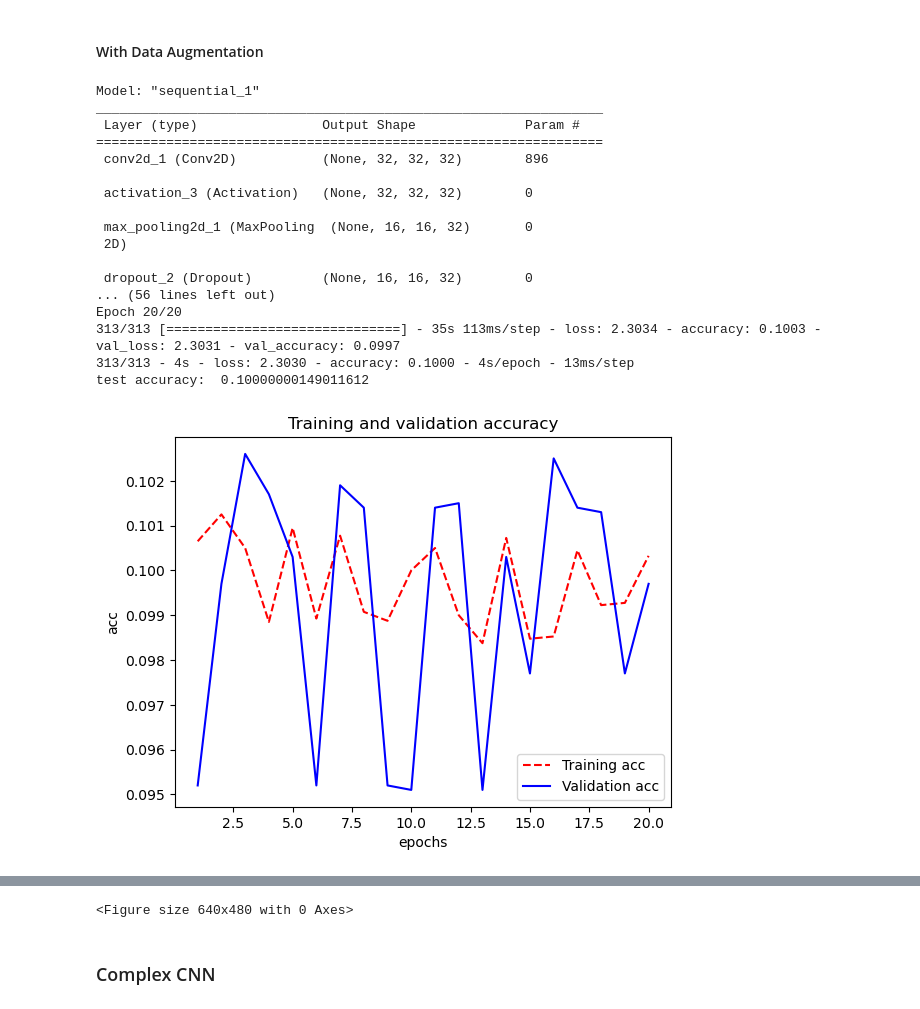
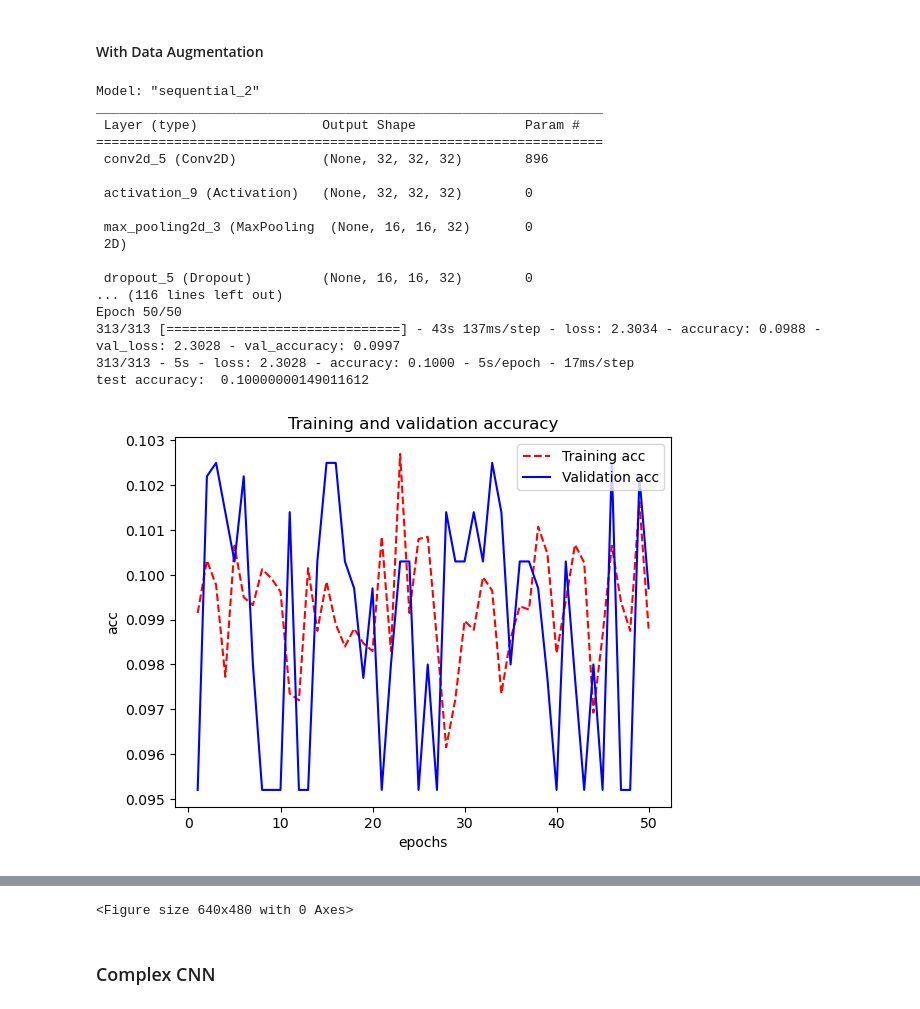
Before and after one commit to IreneJeong/ML-Stats-R-and-Python-Practice, a Jupyter notebook: MLS_CW_CIfar10.ipynb, the cells around one changed output, grey strips where cells are left out. Drawn from its saved outputs; the diff is of its cells as text; code cells hidden in the pictures.

```diff
--- a/MLS_CW_CIfar10.ipynb
+++ b/MLS_CW_CIfar10.ipynb
@@ -163,0 +202,11 @@ Main variables initialised.
+# %%
+#training constants
+BATCH_SIZE1 = 128
+N_EPOCH3 = 50 # use 20 for best initial results
+VERBOSE1 = 1
+VALIDATION_SPLIT1 = 0.2
+learning_rate4 = 0.001
+OPTIM3 = Adam(learning_rate = learning_rate4)
+KERNEL = (3,3)
+
+print('Main variables initialised.')
@@ -186,11 +239,11 @@ CNN Network Definition setup
 # %% [markdown]
 #### Without Data Augmentation
 # %%
-model.compile(loss='categorical_crossentropy', optimizer=OPTIM1, metrics=['accuracy'])
+model.compile(loss='categorical_crossentropy', optimizer=OPTIM3, metrics=['accuracy'])
 model.summary()
 
 history=model.fit(input_X_train, output_y_train, batch_size=BATCH_SIZE1,
-                  epochs=N_EPOCH1, validation_split=VALIDATION_SPLIT1, verbose=VERBOSE1)
+                  epochs=N_EPOCH3, validation_split=VALIDATION_SPLIT1, verbose=VERBOSE1)
 
 
 plot_history(history)
@@ -222,33 +275,33 @@ test accuracy:  0.45249998569488525
 #### With Data Augmentation
 # %%
 # Result with data augmentation
-model.compile(loss='categorical_crossentropy', optimizer=OPTIM1, metrics=['accuracy'])
+model.compile(loss='categorical_crossentropy', optimizer=OPTIM3, metrics=['accuracy'])
 model.summary()
 
 history=model.fit(input_X_train_aug, output_y_train, batch_size=BATCH_SIZE1,
-                  epochs=N_EPOCH1, validation_split=VALIDATION_SPLIT1, verbose=VERBOSE1)
+                  epochs=N_EPOCH3, validation_split=VALIDATION_SPLIT1, verbose=VERBOSE1)
 
 
 plot_history(history)
 test_loss,test_acc=model.evaluate(input_X_test, output_y_test, verbose=2)
 
 print("test accuracy: ",test_acc)
 # %% [output]
-Model: "sequential_1"
+Model: "sequential_2"
 _________________________________________________________________
  Layer (type)                Output Shape              Param #
 =================================================================
- conv2d_1 (Conv2D)           (None, 32, 32, 32)        896
+ conv2d_5 (Conv2D)           (None, 32, 32, 32)        896
 
- activation_3 (Activation)   (None, 32, 32, 32)        0
+ activation_9 (Activation)   (None, 32, 32, 32)        0
 
- max_pooling2d_1 (MaxPooling  (None, 16, 16, 32)       0
+ max_pooling2d_3 (MaxPooling  (None, 16, 16, 32)       0
  2D)
 
- dropout_2 (Dropout)         (None, 16, 16, 32)        0
-... (56 lines left out)
-Epoch 20/20
-313/313 [==============================] - 35s 113ms/step - loss: 2.3034 - accuracy: 0.1003 - val_loss: 2.3031 - val_accuracy: 0.0997
-313/313 - 4s - loss: 2.3030 - accuracy: 0.1000 - 4s/epoch - 13ms/step
+ dropout_5 (Dropout)         (None, 16, 16, 32)        0
+... (116 lines left out)
+Epoch 50/50
+313/313 [==============================] - 43s 137ms/step - loss: 2.3034 - accuracy: 0.0988 - val_loss: 2.3028 - val_accuracy: 0.0997
+313/313 - 5s - loss: 2.3028 - accuracy: 0.1000 - 5s/epoch - 17ms/step
 test accuracy:  0.10000000149011612
-[figure, old version]
+[figure, new version]
```
Also changed, not shown: parts of 20 cells of this notebook, 8 other files.
